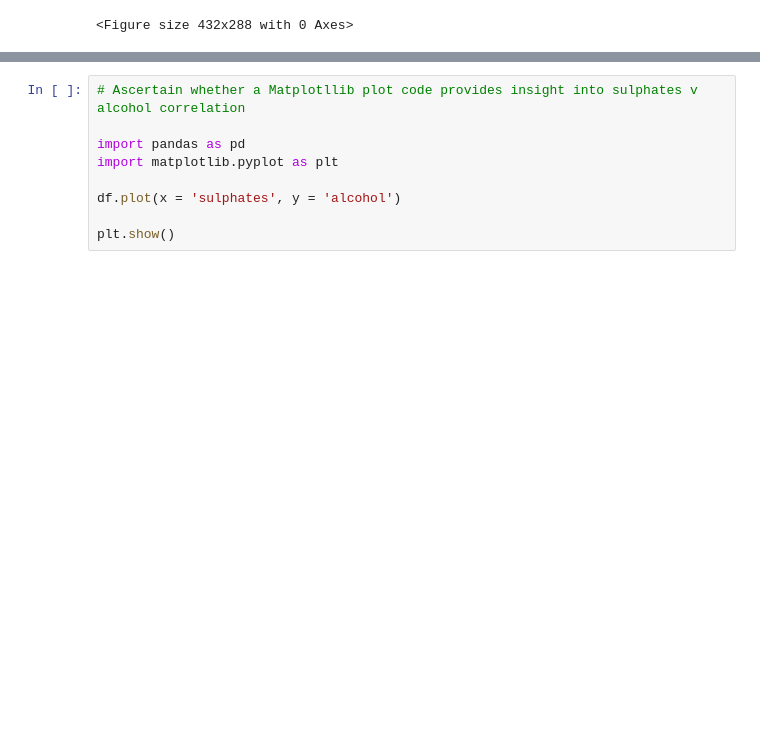
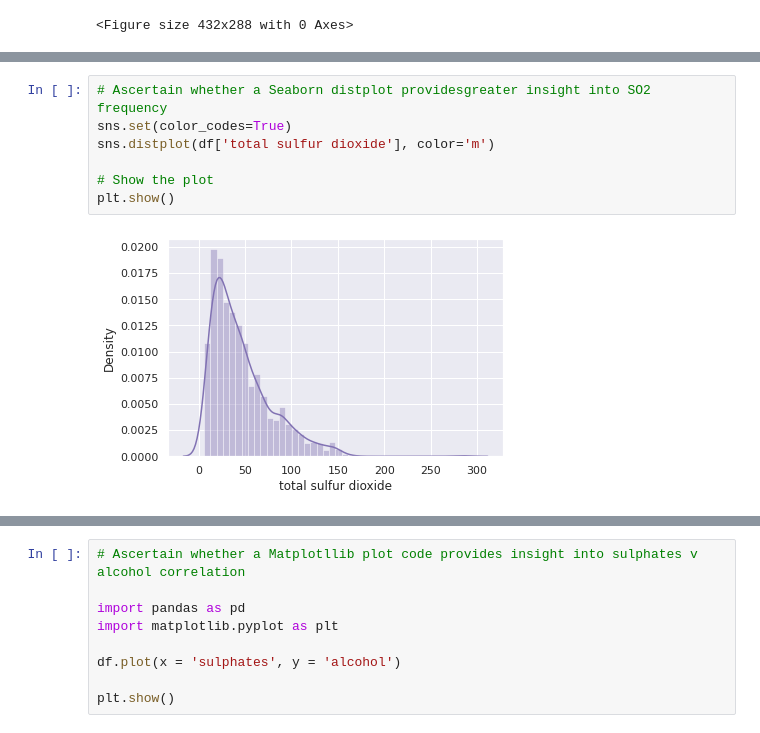
Before and after one commit to DJMFH/Project-1, a Jupyter notebook: RedwineprojectDHogan.ipynb, the cells around one changed output, grey strips where cells are left out. Drawn from its saved outputs; the diff is of its cells as text; blank space fills up the shorter version.

```diff
--- a/RedwineprojectDHogan.ipynb
+++ b/RedwineprojectDHogan.ipynb
@@ -412,0 +427,9 @@ plt.clf()
+# %%
+# Ascertain whether a Seaborn distplot providesgreater insight into SO2 frequency
+sns.set(color_codes=True)
+sns.distplot(df['total sulfur dioxide'], color='m')
+
+# Show the plot
+plt.show()
+# %% [output]
+[figure, added]
```
Also changed, not shown: parts of 27 cells of this notebook.
